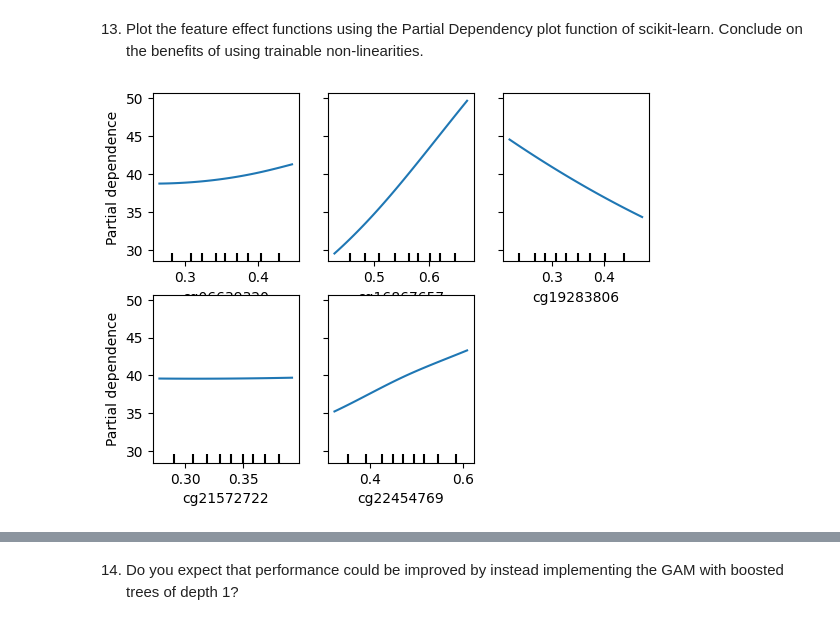
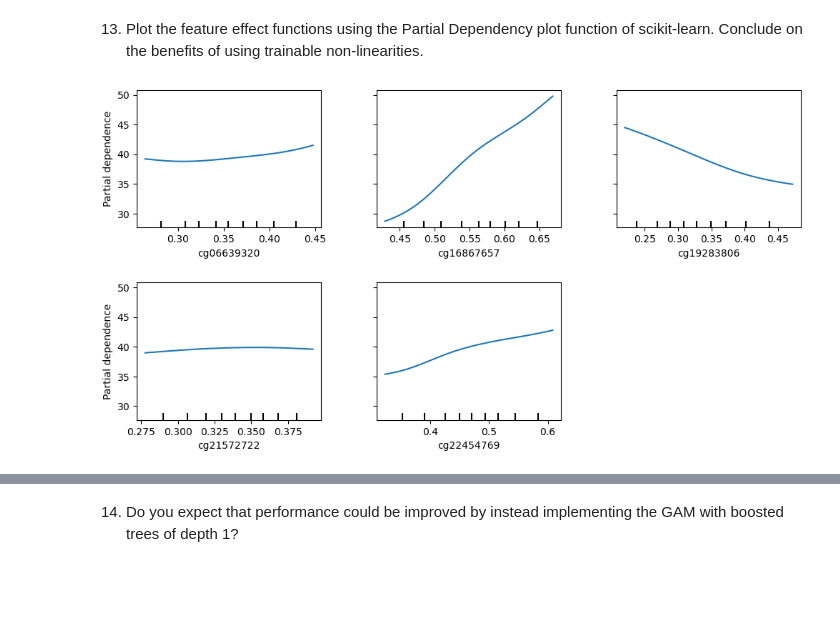
Before and after one commit to OvadiaOmer3/AdvTopicsML4CompBio, a Jupyter notebook: HW1/Homework_1.ipynb, the cells around one changed output, grey strips where cells are left out. Drawn from its saved outputs; the diff is of its cells as text; code cells hidden in the pictures; blank space fills up the shorter version.

```diff
--- a/HW1/Homework_1.ipynb
+++ b/HW1/Homework_1.ipynb
@@ -301,10 +310,6 @@ For each of the following values of K: [5,10,20,30,50,100,500,1000], select the
 6.	Report the performance of the model on the test set as a table with error bars (defined as the standard deviation of the absolute error, divided by the square root of the test set size).
 How does the performance evolve with K?
 # %%
-# Create an sklearn pipline that:
-#  - Imputes missing values with SimpleImputer
-#  - Selects top-k features by correlation with age (SelectKBest and f_regression) via cross-validation on the training set
-from wheel.vendored.packaging.specifiers import Specifier
 from sklearn.pipeline import Pipeline
 from sklearn.impute import SimpleImputer
 from sklearn.feature_selection import SelectKBest, f_regression
@@ -315,9 +320,7 @@ import warnings
 warnings.filterwarnings("ignore", category=RuntimeWarning)
 
 k_values = [5,10,20,30,50,100,500,1000]
-
 cv_splits = list(skf.split(X_train, Y_train_binned))
-
 
 best_models = []
 for k in k_values:
@@ -332,22 +335,23 @@ for k in k_values:
     pipeline,
     param_grid,
     cv=cv_splits,
-    scoring="neg_mean_absolute_error"
+    scoring="neg_mean_absolute_error",
+    refit=True
 )
     grid_search.fit(X_train, Y_train)
 
     best_model = grid_search.best_estimator_
     best_performance = -grid_search.best_score_
-    print(f"Best MAE for k={k}: {best_performance:.4f} with alpha={grid_search.best_params_['regressor__alpha']}")
+    print(f"Best training MAE for k={k}: {best_performance:.4f} with alpha={grid_search.best_params_['regressor__alpha']}")
     best_models.append(best_model)
 
-# Report performance of the model on the test set in a table with error bars: std of abs error / sqrt(n_test_samples).
 report = []
 for k, model in zip(k_values, best_models):
     predictions = model.predict(X_test)
     mae = np.mean(np.abs(predictions - Y_test))
     std_error = np.std(np.abs(predictions - Y_test)) / np.sqrt(len(Y_test))
     report.append((k, mae, std_error))
+
 ridge_report_df = pd.DataFrame(report, columns=['k', 'MAE', 'Std_Error'])
 print(ridge_report_df)
 # %% [output]
@@ -740,11 +690,21 @@ Best MAE for k=50: 3.2594 with alpha=0.1291549665014884 and n_knots=3
 # %%
 from sklearn.inspection import PartialDependenceDisplay
 
 best_model = best_models[0]
 mask = best_model.named_steps["feature_selection"].get_support()
 selected_features = X_test.columns[mask].tolist()
 
-PartialDependenceDisplay.from_estimator(best_model, X_test, selected_features, kind='average')
+fig, ax = plt.subplots(figsize=(12 , 6))
+
+PartialDependenceDisplay.from_estimator(
+    best_model,
+    X_test,
+    selected_features,
+    kind='average',
+    ax=ax
+)
+
+plt.subplots_adjust(hspace=0.4, wspace=0.3)
 plt.show()
 # %% [output]
-[figure, old version]
+[figure, new version]
```
Also changed, not shown: parts of 32 cells of this notebook.
